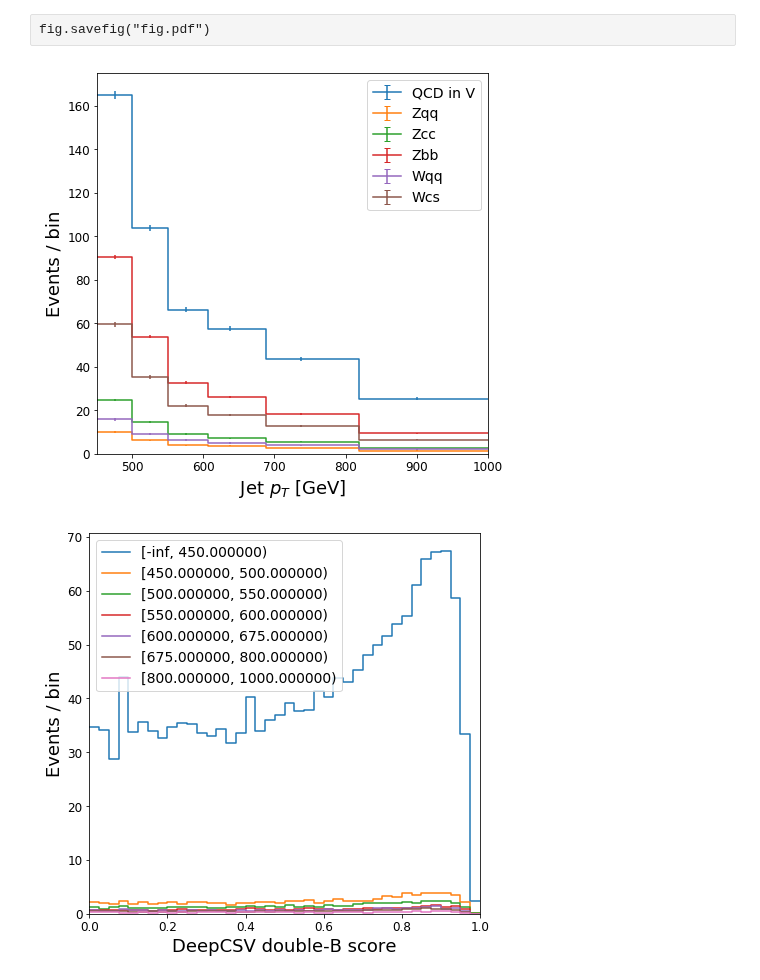
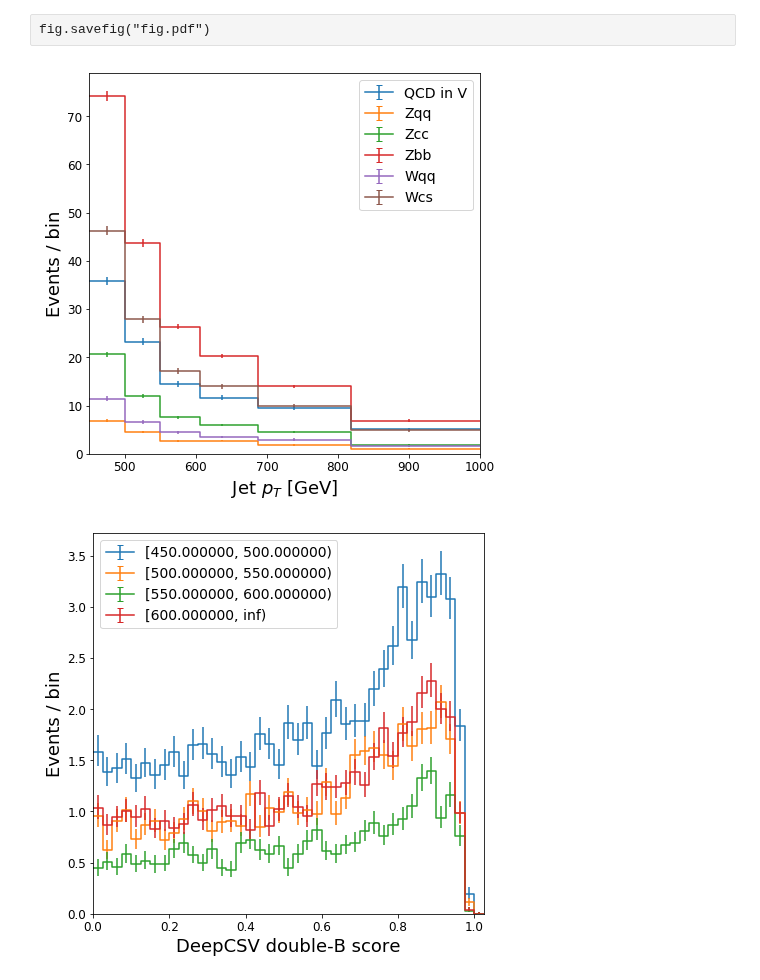
Before and after one commit to CoffeaTeam/coffea, a Jupyter notebook: binder/baconbits-hist-plot.ipynb, the cells around one changed output. Drawn from its saved outputs; the diff is of its cells as text; code cells hidden in the pictures.

Commit message:
Uniform overflow behavior conventions, make them all work

```diff
--- a/binder/baconbits-hist-plot.ipynb
+++ b/binder/baconbits-hist-plot.ipynb
@@ -63,19 +63,19 @@ lumi = plt.text(1., 1., r"1 fb$^{-1}$ (13 TeV)", fontsize=16, horizontalalignmen
 fig.savefig("fig.pdf")
 # %%
 fig2, ax2 = plt.subplots(1,1, figsize=(7,7))
-to_plot_2 = final_mapped[:,0.8:,:,:].sum("doubleB", "msd")
+to_plot_2 = final_mapped[:,0.8:,:,450:].sum("doubleB", "msd")
 plot.plot1d(ax2, to_plot_2, "ptj", error_opts={})
 ax2.autoscale(axis='x', tight=True)
 ax2.set_ylim(0, None)
 leg2 = ax2.legend()
 # %% [output]
-[figure, old version]
+[figure, new version]
 # %%
 fig2, ax2 = plt.subplots(1,1, figsize=(7,7))
-to_plot_2 = final_mapped["Zcc",:,:,:].sum("msd", "process")
-plot.plot1d(ax2, to_plot_2, "doubleB", line_opts={})
+to_plot_2 = final_mapped["Zcc",:,:,:600].sum("msd", "process")
+plot.plot1d(ax2, to_plot_2, "doubleB", overflow='over', overlay_overflow='over', error_opts={})
 ax2.autoscale(axis='x', tight=True)
 ax2.set_ylim(0, None)
 leg2 = ax2.legend()
 # %% [output]
-[figure, old version]
+[figure, new version]
```
Also changed, not shown: parts of 1 cell of this notebook, 4 other files.
